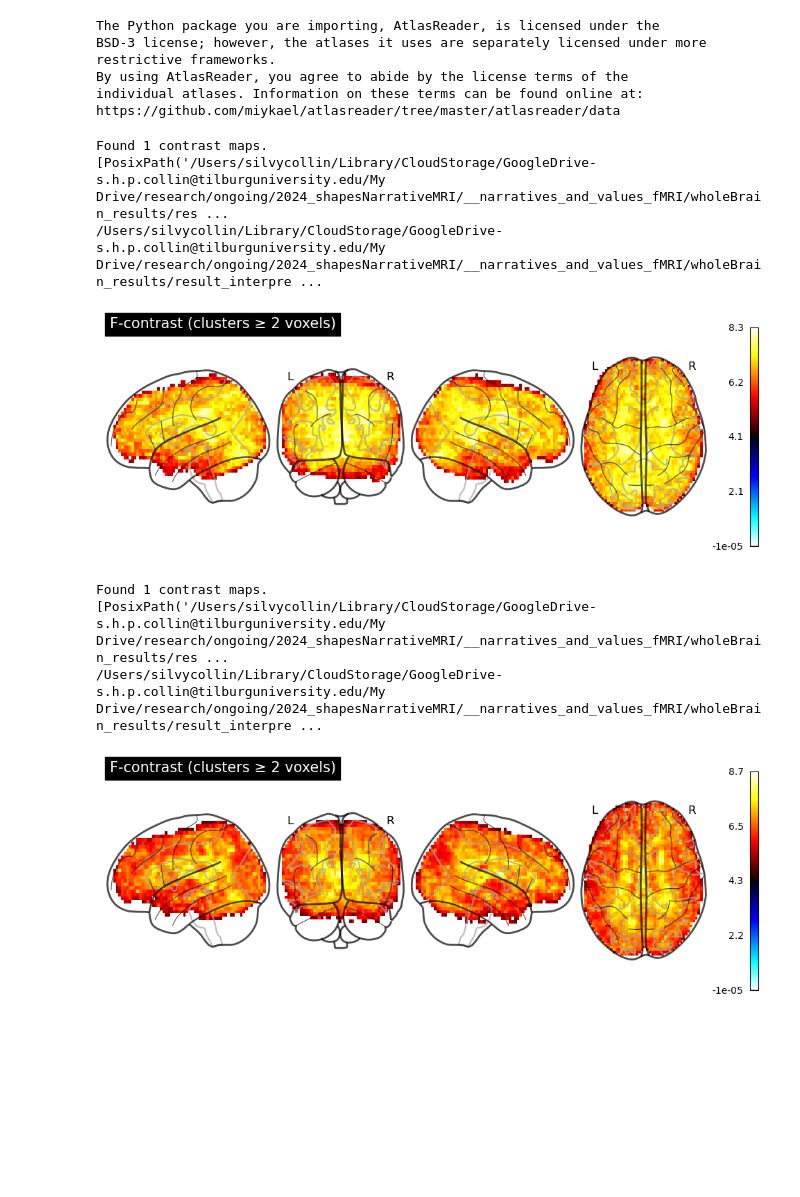
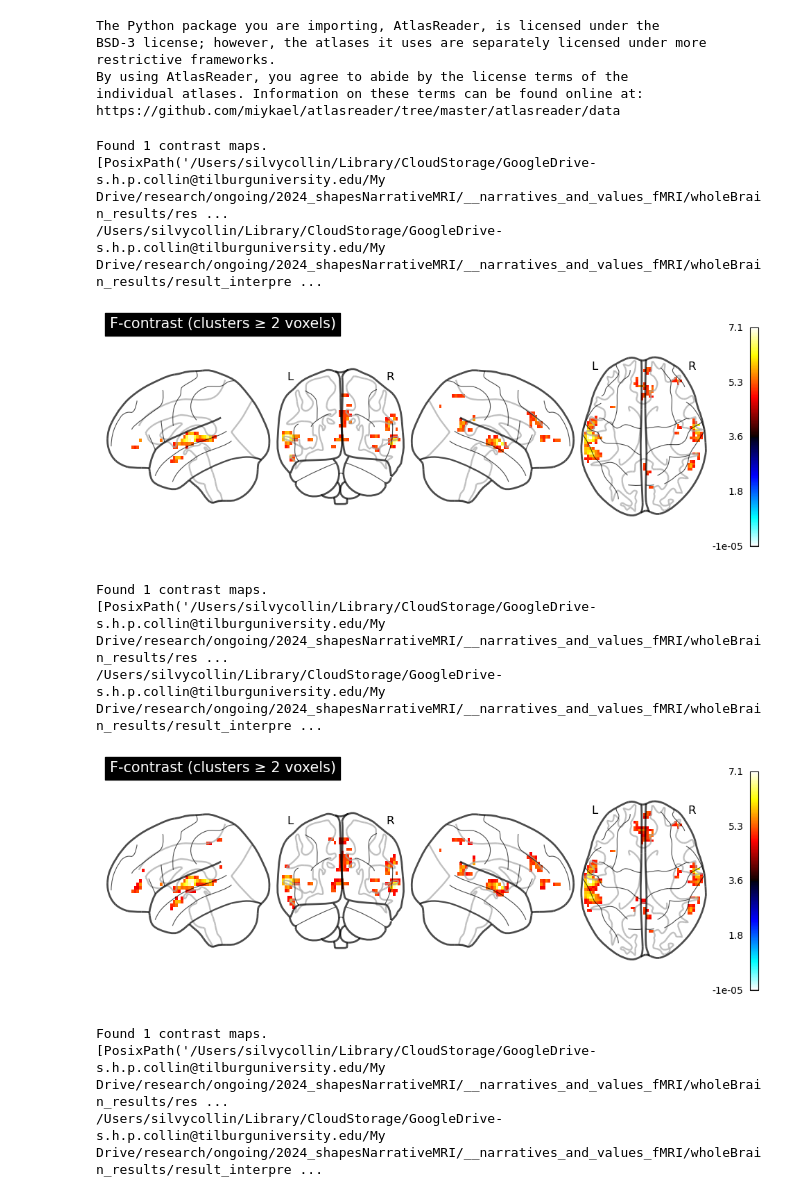
Before and after one commit to mwklincewicz/wholeBrain_narratives_MAC_MFT, a Jupyter notebook: olderAnalysis/_notebooks/atlasreader_fcontrasts.ipynb, the cells around one changed output. Drawn from its saved outputs; the diff is of its cells as text; code cells hidden in the pictures; blank space fills up the shorter version.

```diff
--- a/olderAnalysis/_notebooks/atlasreader_fcontrasts.ipynb
+++ b/olderAnalysis/_notebooks/atlasreader_fcontrasts.ipynb
@@ -27,8 +27,7 @@ base_dir = os.path.expanduser(
     "~/Library/CloudStorage/GoogleDrive-s.h.p.collin@tilburguniversity.edu/My Drive/research/ongoing/2024_shapesNarrativeMRI/__narratives_and_values_fMRI/wholeBrain_results/result_interpretation/"
 )
 
-# stories = ["tunnel","21styear","prettymouth","shapessocial","shapesphysical","milkyway"]
-stories = ["prettymouthaffair","prettymouthparanoia"]
+stories = ["tunnel","21styear"]
 
 
 for story in stories:
@@ -38,12 +37,10 @@ for story in stories:
     # make the output directory if it does not exist:
     results_dir.mkdir(parents=True, exist_ok=True)
 
-
     output_dir = results_dir
 
     contrast_files = sorted(results_dir.glob("*_bonfcorrect_zscores_fcontrast_secondlevel.nii.gz"))
     print(f"Found {len(contrast_files)} contrast maps.")
-
     print(contrast_files)
 
     for f in contrast_files:
@@ -55,7 +52,6 @@ for story in stories:
             outdir=str(output_dir)
         )
 
-
     stat_img = image.load_img(contrast_files[0])
 
     # Extract data and affine
@@ -65,38 +61,92 @@ for story in stories:
     # Label connected clusters
     labeled_array, num_features = label(data > 0)  # detects all nonzero clusters
 
-    # Keep only clusters with ≥2 voxels
+    # Keep only clusters with ≥x voxels
     filtered_data = np.zeros_like(data)
     for cluster_idx in range(1, num_features + 1):
         cluster_mask = labeled_array == cluster_idx
         if cluster_mask.sum() >= 2:
             filtered_data[cluster_mask] = data[cluster_mask]
 
     # Create filtered image
     filtered_img = image.new_img_like(stat_img, filtered_data)
 
     # Plot
     display = plotting.plot_glass_brain(
         filtered_img,
         colorbar=True,
         display_mode='lyrz',
         plot_abs=False,
         cmap='cold_hot',
         title='F-contrast (clusters ≥ 2 voxels)'
     )
 
     # Save as PNG
     display.savefig(str(output_dir)+'/glass_brain_clusters_min2vox.png', dpi=300)
+    plt.show()
+    display.close()
 
+
+
+
+
+    # ONE SIDED BONFERRONI
+
+    contrast_files = sorted(results_dir.glob("*_bonfcorrectOneSided_zscores_fcontrast_secondlevel.nii.gz"))
+    print(f"Found {len(contrast_files)} contrast maps.")
+    print(contrast_files)
+
+    for f in contrast_files:
+        print(f)
+        create_output(
+            str(f),
+            cluster_extent=2,
+            direction="pos",
+            outdir=str(output_dir)
+        )
+
+    stat_img = image.load_img(contrast_files[0])
+
+    # Extract data and affine
+    data = stat_img.get_fdata()
+    affine = stat_img.affine
+
+    # Label connected clusters
+    labeled_array, num_features = label(data > 0)  # detects all nonzero clusters
+
+    # Keep only clusters with ≥x voxels
+    filtered_data = np.zeros_like(data)
+    for cluster_idx in range(1, num_features + 1):
+        cluster_mask = labeled_array == cluster_idx
+        if cluster_mask.sum() >= 2:
+            filtered_data[cluster_mask] = data[cluster_mask]
+
+    # Create filtered image
+    filtered_img = image.new_img_like(stat_img, filtered_data)
+
+    # Plot
+    display = plotting.plot_glass_brain(
+        filtered_img,
+        colorbar=True,
+        display_mode='lyrz',
+        plot_abs=False,
+        cmap='cold_hot',
+        title='F-contrast (clusters ≥ 2 voxels)'
+    )
+
+    # Save as PNG
+    display.savefig(str(output_dir)+'/glass_brain_clusters_BonfOnesided_min2vox.png', dpi=300)
     plt.show()
-
     display.close()
 # %% [output]
 Found 1 contrast maps.
 [PosixPath('/Users/silvycollin/Library/CloudStorage/GoogleDrive-s.h.p.collin@tilburguniversity.edu/My Drive/research/ongoing/2024_shapesNarrativeMRI/__narratives_and_values_fMRI/wholeBrain_results/res ...
 /Users/silvycollin/Library/CloudStorage/GoogleDrive-s.h.p.collin@tilburguniversity.edu/My Drive/research/ongoing/2024_shapesNarrativeMRI/__narratives_and_values_fMRI/wholeBrain_results/result_interpre ...
-[figure, old version]
+[figure, new version]
 Found 1 contrast maps.
 [PosixPath('/Users/silvycollin/Library/CloudStorage/GoogleDrive-s.h.p.collin@tilburguniversity.edu/My Drive/research/ongoing/2024_shapesNarrativeMRI/__narratives_and_values_fMRI/wholeBrain_results/res ...
 /Users/silvycollin/Library/CloudStorage/GoogleDrive-s.h.p.collin@tilburguniversity.edu/My Drive/research/ongoing/2024_shapesNarrativeMRI/__narratives_and_values_fMRI/wholeBrain_results/result_interpre ...
-[figure, old version]
+[figure, new version]
+Found 1 contrast maps.
+[PosixPath('/Users/silvycollin/Library/CloudStorage/GoogleDrive-s.h.p.collin@tilburguniversity.edu/My Drive/research/ongoing/2024_shapesNarrativeMRI/__narratives_and_values_fMRI/wholeBrain_results/res ...
+/Users/silvycollin/Library/CloudStorage/GoogleDrive-s.h.p.collin@tilburguniversity.edu/My Drive/research/ongoing/2024_shapesNarrativeMRI/__narratives_and_values_fMRI/wholeBrain_results/result_interpre ...
```
Also changed, not shown: parts of 1 cell of this notebook, 7 other files.
